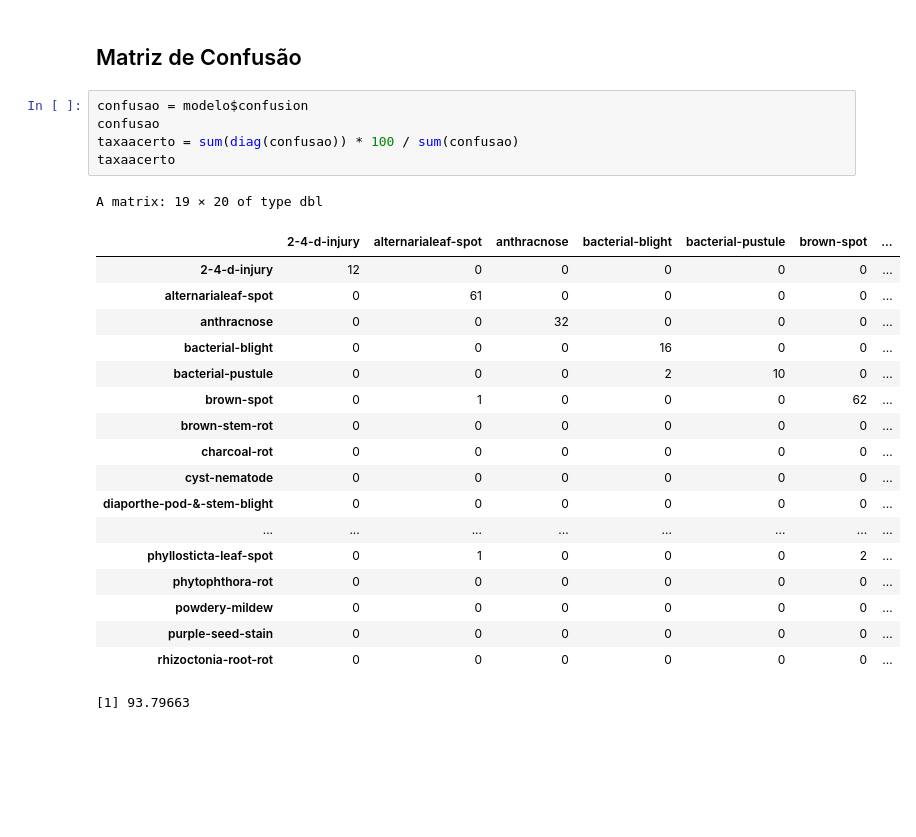
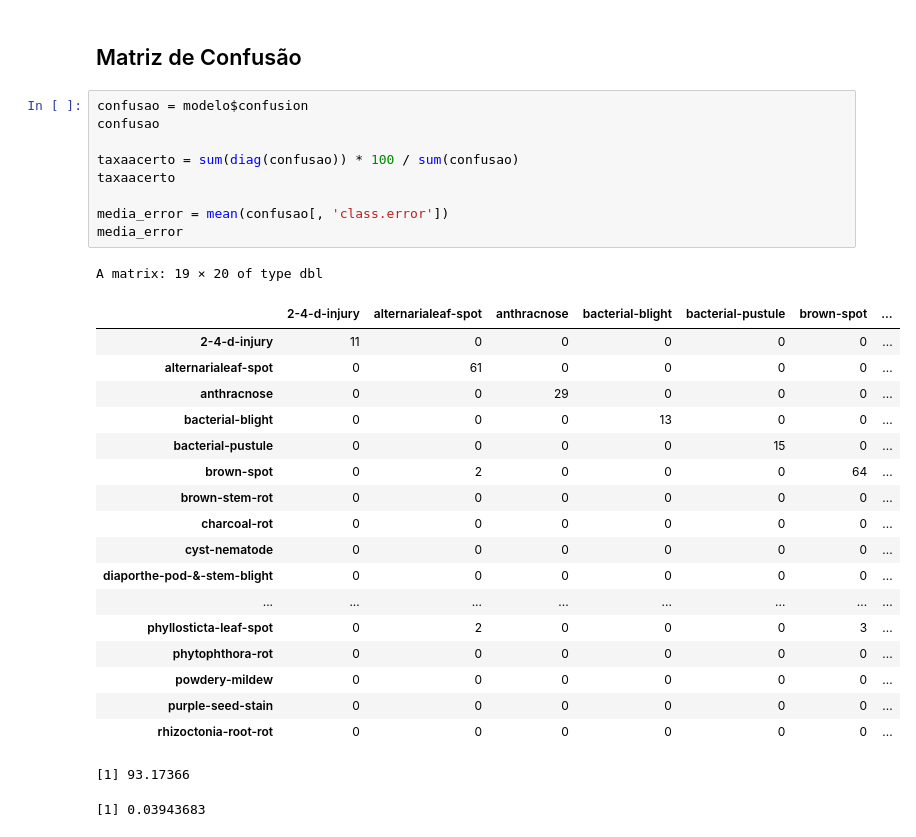
Before and after one commit to glaucoSapucaia/DataScienceStudies, a Jupyter notebook: praticando/neural_network_deep_learning/soybean_exercise.ipynb, the cells around one changed output. Saved outputs shown, nothing was run; the diff lists cells and outputs as text; blank space fills up the shorter version.

```diff
--- a/praticando/neural_network_deep_learning/soybean_exercise.ipynb
+++ b/praticando/neural_network_deep_learning/soybean_exercise.ipynb
@@ -117,25 +117,30 @@ summary(previsao)
 # %%
 confusao = modelo$confusion
 confusao
+
 taxaacerto = sum(diag(confusao)) * 100 / sum(confusao)
 taxaacerto
+
+media_error = mean(confusao[, 'class.error'])
+media_error
 # %% [output]
 A matrix: 19 × 20 of type dbl
 |  | 2-4-d-injury | alternarialeaf-spot | anthracnose | bacterial-blight | bacterial-pustule | brown-spot | ... |
-| 2-4-d-injury | 12 | 0 | 0 | 0 | 0 | 0 | ... |
+| 2-4-d-injury | 11 | 0 | 0 | 0 | 0 | 0 | ... |
 | alternarialeaf-spot | 0 | 61 | 0 | 0 | 0 | 0 | ... |
-| anthracnose | 0 | 0 | 32 | 0 | 0 | 0 | ... |
-| bacterial-blight | 0 | 0 | 0 | 16 | 0 | 0 | ... |
-| bacterial-pustule | 0 | 0 | 0 | 2 | 10 | 0 | ... |
-| brown-spot | 0 | 1 | 0 | 0 | 0 | 62 | ... |
+| anthracnose | 0 | 0 | 29 | 0 | 0 | 0 | ... |
+| bacterial-blight | 0 | 0 | 0 | 13 | 0 | 0 | ... |
+| bacterial-pustule | 0 | 0 | 0 | 0 | 15 | 0 | ... |
+| brown-spot | 0 | 2 | 0 | 0 | 0 | 64 | ... |
 | brown-stem-rot | 0 | 0 | 0 | 0 | 0 | 0 | ... |
 | charcoal-rot | 0 | 0 | 0 | 0 | 0 | 0 | ... |
 | cyst-nematode | 0 | 0 | 0 | 0 | 0 | 0 | ... |
 | diaporthe-pod-&-stem-blight | 0 | 0 | 0 | 0 | 0 | 0 | ... |
 | ... | ... | ... | ... | ... | ... | ... | ... |
-| phyllosticta-leaf-spot | 0 | 1 | 0 | 0 | 0 | 2 | ... |
+| phyllosticta-leaf-spot | 0 | 2 | 0 | 0 | 0 | 3 | ... |
 | phytophthora-rot | 0 | 0 | 0 | 0 | 0 | 0 | ... |
 | powdery-mildew | 0 | 0 | 0 | 0 | 0 | 0 | ... |
 | purple-seed-stain | 0 | 0 | 0 | 0 | 0 | 0 | ... |
 | rhizoctonia-root-rot | 0 | 0 | 0 | 0 | 0 | 0 | ... |
-[1] 93.79663
+[1] 93.17366
+[1] 0.03943683
```
Also changed, not shown: parts of 2 cells of this notebook, 1 other file.
